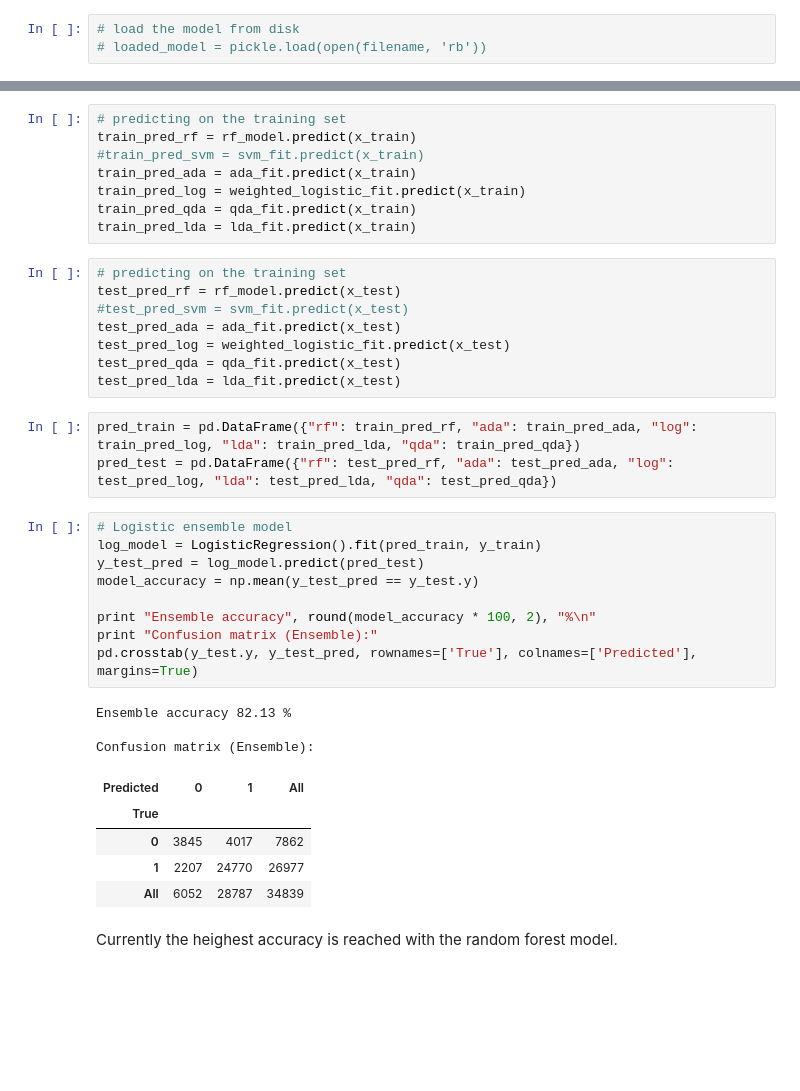
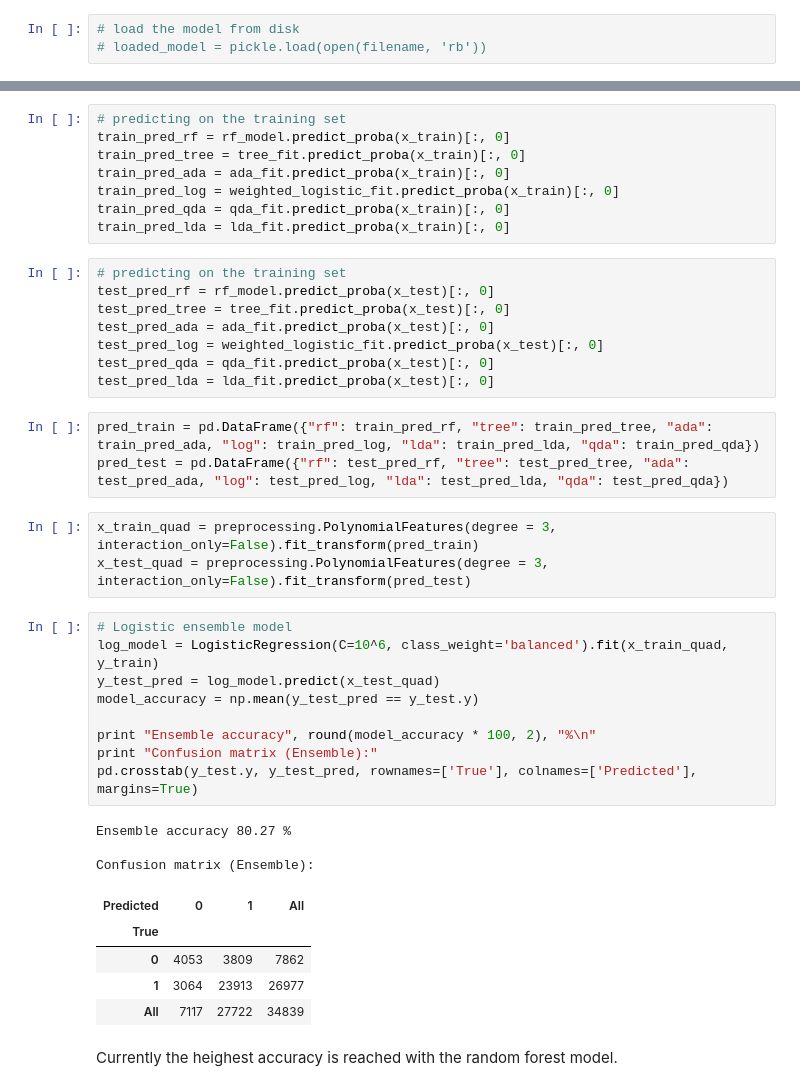
Before and after one commit to angelok1/cs109project, a Jupyter notebook: modeling.ipynb, the cells around one changed output, grey strips where cells are left out. Saved outputs shown, nothing was run; the diff lists cells and outputs as text; blank space fills up the shorter version.

```diff
--- a/modeling.ipynb
+++ b/modeling.ipynb
@@ -512,41 +568,44 @@ The here used approach falls into the category of stacking. A good approach to d
 Building a glm on the training data leads to the coefficients for each of the predictors that gives "weights" to the prediction generadet by the seperated models.
 # %%
 # predicting on the training set
-train_pred_rf = rf_model.predict(x_train)
-#train_pred_svm = svm_fit.predict(x_train)
-train_pred_ada = ada_fit.predict(x_train)
-train_pred_log = weighted_logistic_fit.predict(x_train)
-train_pred_qda = qda_fit.predict(x_train)
-train_pred_lda = lda_fit.predict(x_train)
+train_pred_rf = rf_model.predict_proba(x_train)[:, 0]
+train_pred_tree = tree_fit.predict_proba(x_train)[:, 0]
+train_pred_ada = ada_fit.predict_proba(x_train)[:, 0]
+train_pred_log = weighted_logistic_fit.predict_proba(x_train)[:, 0]
+train_pred_qda = qda_fit.predict_proba(x_train)[:, 0]
+train_pred_lda = lda_fit.predict_proba(x_train)[:, 0]
 # %%
 # predicting on the training set
-test_pred_rf = rf_model.predict(x_test)
-#test_pred_svm = svm_fit.predict(x_test)
-test_pred_ada = ada_fit.predict(x_test)
-test_pred_log = weighted_logistic_fit.predict(x_test)
-test_pred_qda = qda_fit.predict(x_test)
-test_pred_lda = lda_fit.predict(x_test)
+test_pred_rf = rf_model.predict_proba(x_test)[:, 0]
+test_pred_tree = tree_fit.predict_proba(x_test)[:, 0]
+test_pred_ada = ada_fit.predict_proba(x_test)[:, 0]
+test_pred_log = weighted_logistic_fit.predict_proba(x_test)[:, 0]
+test_pred_qda = qda_fit.predict_proba(x_test)[:, 0]
+test_pred_lda = lda_fit.predict_proba(x_test)[:, 0]
 # %%
-pred_train = pd.DataFrame({"rf": train_pred_rf, "ada": train_pred_ada, "log": train_pred_log, "lda": train_pred_lda, "qda": train_pred_qda})
-pred_test = pd.DataFrame({"rf": test_pred_rf, "ada": test_pred_ada, "log": test_pred_log, "lda": test_pred_lda, "qda": test_pred_qda})
+pred_train = pd.DataFrame({"rf": train_pred_rf, "tree": train_pred_tree, "ada": train_pred_ada, "log": train_pred_log, "lda": train_pred_lda, "qda": train_pred_qda})
+pred_test = pd.DataFrame({"rf": test_pred_rf, "tree": test_pred_tree, "ada": test_pred_ada, "log": test_pred_log, "lda": test_pred_lda, "qda": test_pred_qda})
+# %%
+x_train_quad = preprocessing.PolynomialFeatures(degree = 3, interaction_only=False).fit_transform(pred_train)
+x_test_quad = preprocessing.PolynomialFeatures(degree = 3, interaction_only=False).fit_transform(pred_test)
 # %%
 # Logistic ensemble model
-log_model = LogisticRegression().fit(pred_train, y_train)
-y_test_pred = log_model.predict(pred_test)
+log_model = LogisticRegression(C=10^6, class_weight='balanced').fit(x_train_quad, y_train)
+y_test_pred = log_model.predict(x_test_quad)
 model_accuracy = np.mean(y_test_pred == y_test.y)
 
 print "Ensemble accuracy", round(model_accuracy * 100, 2), "%\n"
 print "Confusion matrix (Ensemble):"
 pd.crosstab(y_test.y, y_test_pred, rownames=['True'], colnames=['Predicted'], margins=True)
 # %% [output]
-Ensemble accuracy 82.13 %
+Ensemble accuracy 80.27 %
 
 Confusion matrix (Ensemble):
 | Predicted | 0 | 1 | All |
 | True |  |  |  |
-| 0 | 3845 | 4017 | 7862 |
-| 1 | 2207 | 24770 | 26977 |
-| All | 6052 | 28787 | 34839 |
+| 0 | 4053 | 3809 | 7862 |
+| 1 | 3064 | 23913 | 26977 |
+| All | 7117 | 27722 | 34839 |
 # %% [markdown]
 Currently the heighest accuracy is reached with the random forest model.
 # %% [markdown]
```
Also changed, not shown: parts of 40 cells of this notebook.
